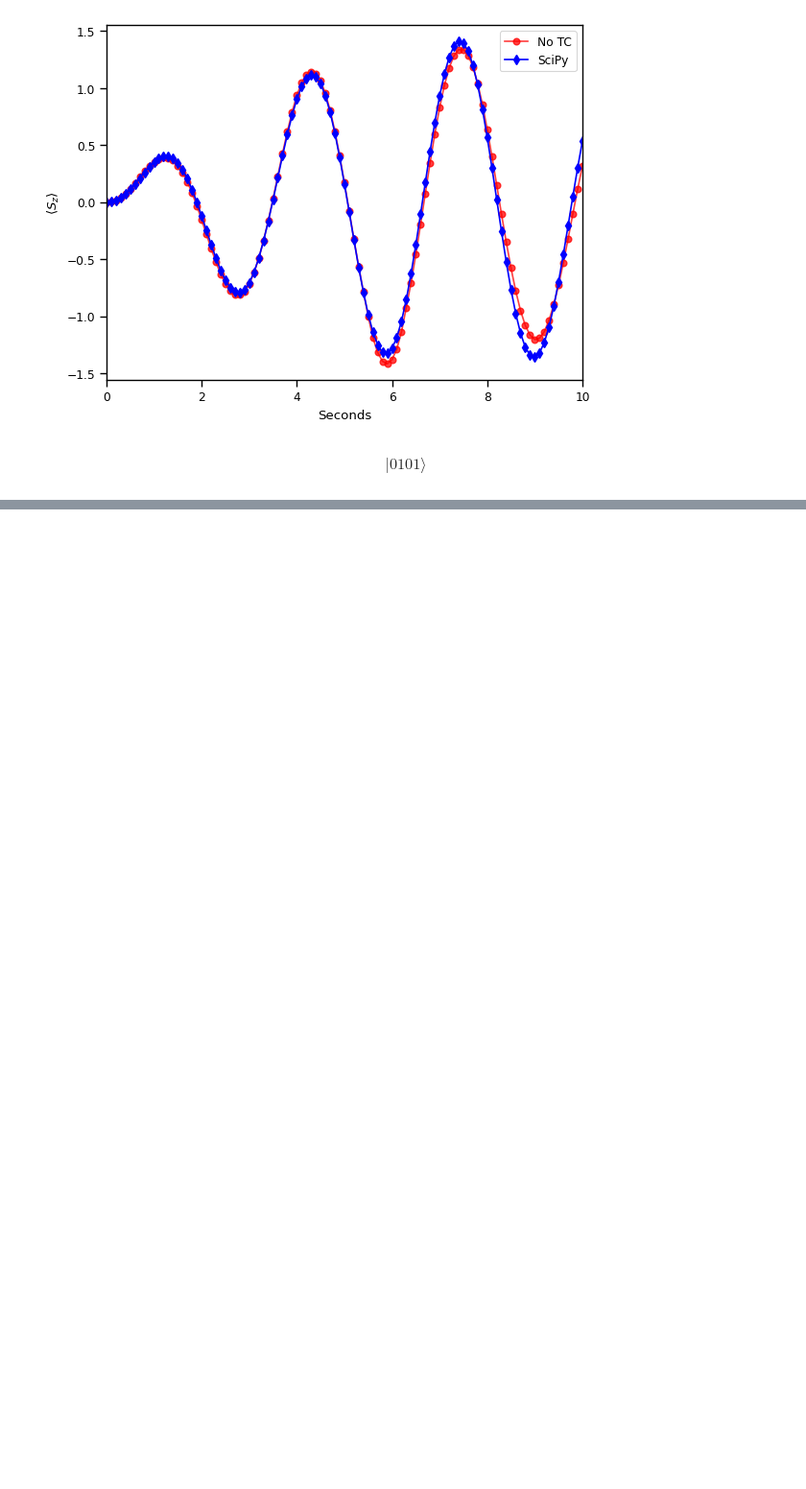
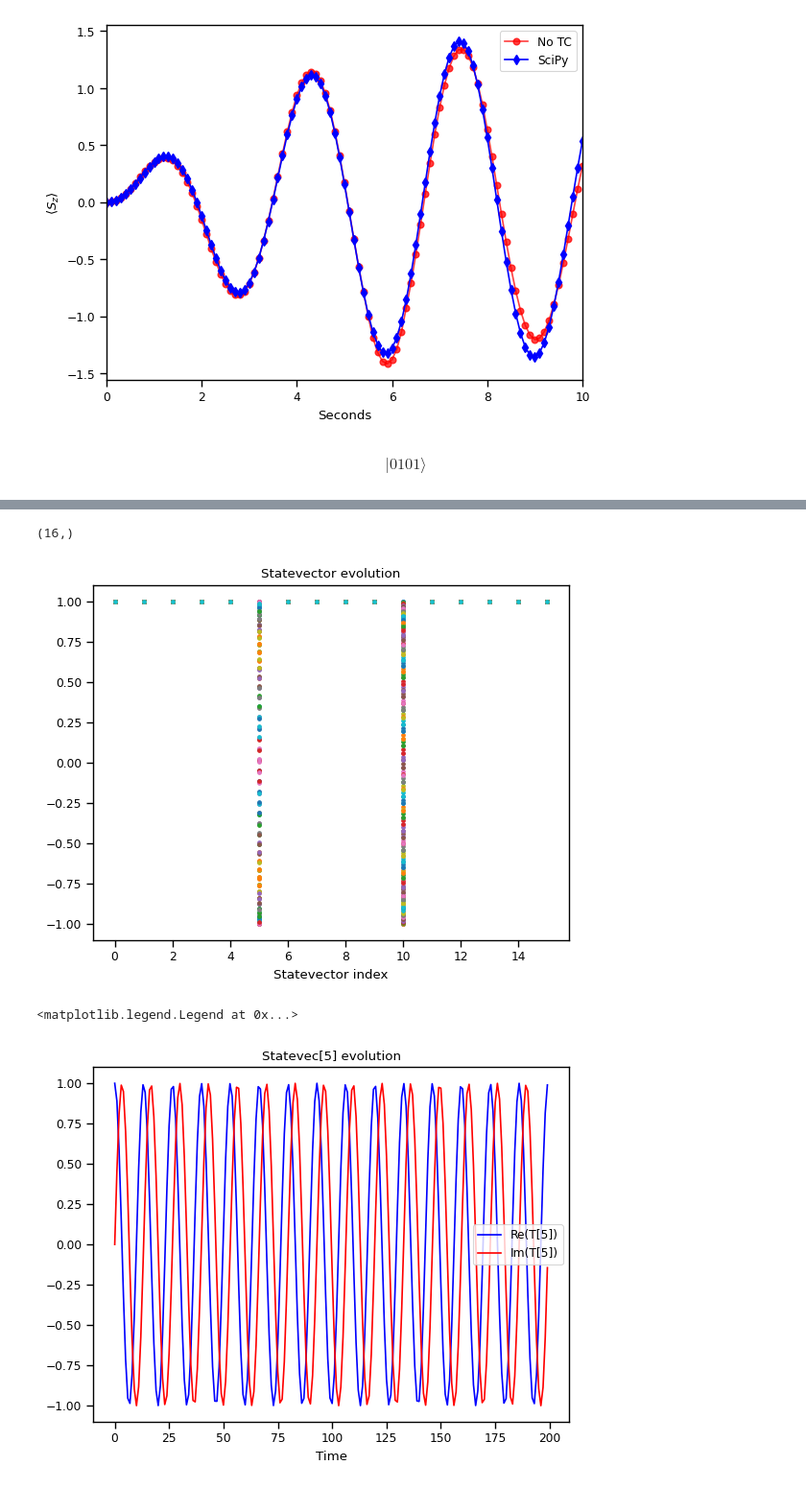
Before and after one commit to Magnusson6359/qiskit-algorithms, a Jupyter notebook: testing.ipynb, the cells around one changed output, grey strips where cells are left out. Shown at 96% size. Drawn from its saved outputs; the diff is of its cells as text; code cells hidden in the pictures; blank space fills up the shorter version.

Commit message:
Some fascinating manual tests

```diff
--- a/testing.ipynb
+++ b/testing.ipynb
@@ -492,0 +493,39 @@ First value = 0.0
+# %%
+hmat = hamiltonian.to_matrix()
+state = Statevector.from_int(0, 2**hamiltonian.num_qubits)
+test_circ = ansatz_qrte.assign_parameters(init_param_values_qrte)
+state = state.evolve(test_circ)
+statevec_0 = state.data
+
+print(statevec_0.shape)
+
+def time_evo(t):
+    return np.exp(-1j*hmat*t)@statevec_0
+
+times = np.linspace(0, total_time, num_timesteps)
+statevec_t = np.array([time_evo(t) for t in times])
+
+for statevec in statevec_t:
+    plt.plot(np.real(statevec), linestyle = "none", marker = ".", label = "t") # 5, 10 seems to be the important ones
+plt.xlabel("Statevector index")
+plt.title("Statevector evolution")
+plt.show()
+
+plt.figure()
+plt.plot(np.real(statevec_t[:,5]), "b-", label="Re(T[5])")
+plt.plot(np.imag(statevec_t[:,5]), "r-", label="Im(T[5])")
+plt.xlabel("Time")
+plt.title("Statevec[5] evolution")
+plt.legend()
+
+plt.figure()
+plt.plot(np.real(statevec_t[:,10]), "g-", label="Re(T[10])")
+plt.plot(np.imag(statevec_t[:,10]), "c-", label="Im(T[10])")
+plt.xlabel("Time")
+plt.title("Statevec[10] evolution")
+plt.legend()
+# %% [output]
+(16,)
+[figure, added]
+<matplotlib.legend.Legend at 0x...>
+[figure, added]
```
Also changed, not shown: parts of 5 cells of this notebook.
